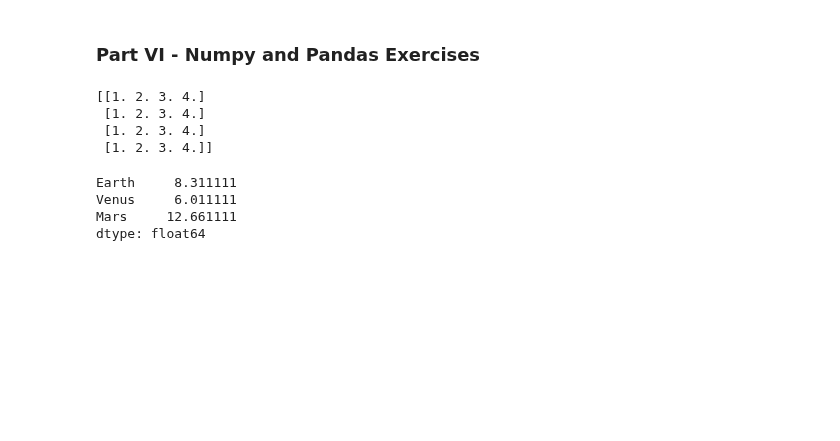
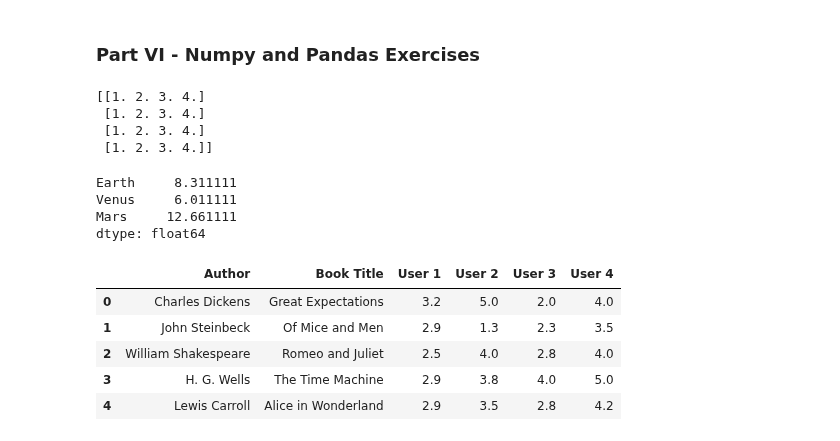
Before and after one commit to DonnaVakalis/nano, a Jupyter notebook: Scratch_notebook.ipynb, the cells around one changed output. Drawn from its saved outputs; the diff is of its cells as text; code cells hidden in the pictures; blank space fills up the shorter version.

Commit message:
Last Pandas exercise

```diff
--- a/Scratch_notebook.ipynb
+++ b/Scratch_notebook.ipynb
@@ -570,28 +570,50 @@ dtype: float64
 # %%
 #E5 Pandas
 
 # Create a Pandas DataFrame that contains the ratings some users have given to a series of books.
 # The ratings given are in the range from 1 to 5, with 5 being the best score.
 # The names of the books, the corresponding authors, and the ratings of each user are given below:
 
+import pandas as pd
+import numpy as np
+
+# Set the precision of our dataframes to one decimal place.
+pd.set_option('precision', 1)
+
+# The ratings given are in the range from 1 to 5, with 5 being the best score.
+# The names of the books, the corresponding authors, and the ratings of each user are given below:
+
 books = pd.Series(data = ['Great Expectations', 'Of Mice and Men', 'Romeo and Juliet', 'The Time Machine', 'Alice in Wonderland' ])
 authors = pd.Series(data = ['Charles Dickens', 'John Steinbeck', 'William Shakespeare', ' H. G. Wells', 'Lewis Carroll' ])
 
 # User ratings are in the order of the book titles mentioned above
+# If a user has not rated all books, Pandas will automatically consider the missing values as NaN.
 # If a user has mentioned `np.nan` value, then also it means that the user has not yet rated that book.
 user_1 = pd.Series(data = [3.2, np.nan ,2.5])
 user_2 = pd.Series(data = [5., 1.3, 4.0, 3.8])
 user_3 = pd.Series(data = [2.0, 2.3, np.nan, 4])
 user_4 = pd.Series(data = [4, 3.5, 4, 5, 4.2])
 
 
 # Use the data above to create a Pandas DataFrame that has the following column
 # labels: 'Author', 'Book Title', 'User 1', 'User 2', 'User 3', 'User 4'.
+# Let Pandas automatically assign numerical row indices to the DataFrame.
 
-dat =
+# TO DO: Create a dictionary with the data given above
+dat = {'Author': authors, 'Book Title':books, 'User 1':user_1, 'User 2': user_2, 'User 3': user_3, 'User 4': user_4}
 
 # TO DO: Create a Pandas DataFrame using the dictionary created above
-book_ratings =
+book_ratings = pd.DataFrame(dat)
 
 # Now replace all the NaN values in your DataFrame with the average rating in
 # each column. Replace the NaN values in place.
+
+book_ratings.fillna(book_ratings.mean(), axis=0, inplace=True)
+book_ratings
+# %% [output]
+|  | Author | Book Title | User 1 | User 2 | User 3 | User 4 |
+| 0 | Charles Dickens | Great Expectations | 3.2 | 5.0 | 2.0 | 4.0 |
+| 1 | John Steinbeck | Of Mice and Men | 2.9 | 1.3 | 2.3 | 3.5 |
+| 2 | William Shakespeare | Romeo and Juliet | 2.5 | 4.0 | 2.8 | 4.0 |
+| 3 | H. G. Wells | The Time Machine | 2.9 | 3.8 | 4.0 | 5.0 |
+| 4 | Lewis Carroll | Alice in Wonderland | 2.9 | 3.5 | 2.8 | 4.2 |
```
